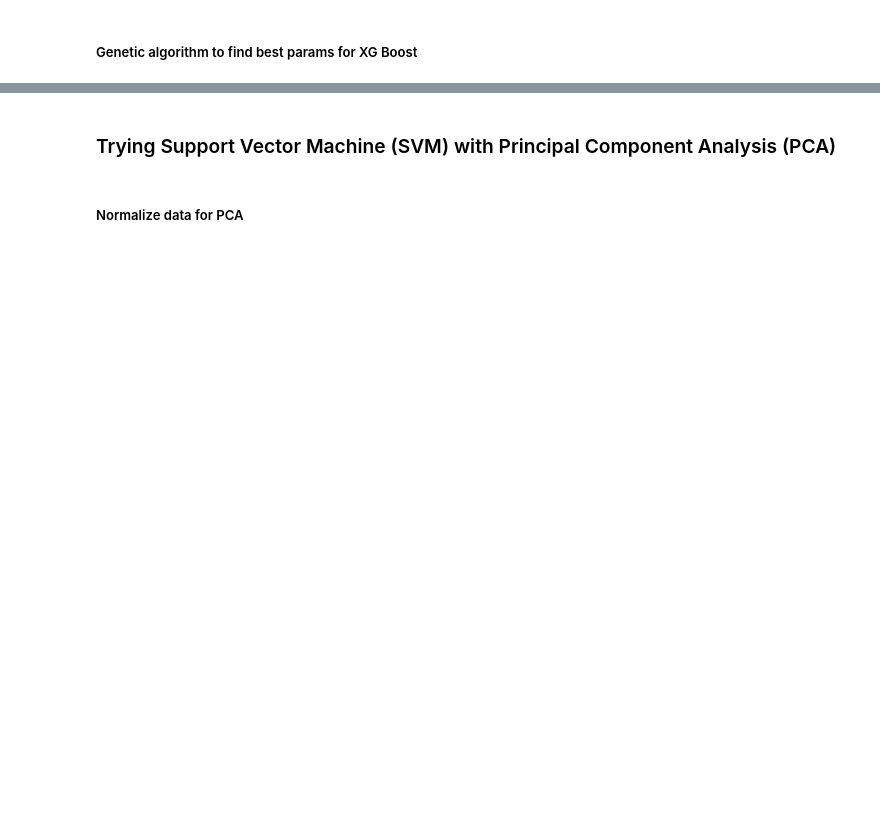
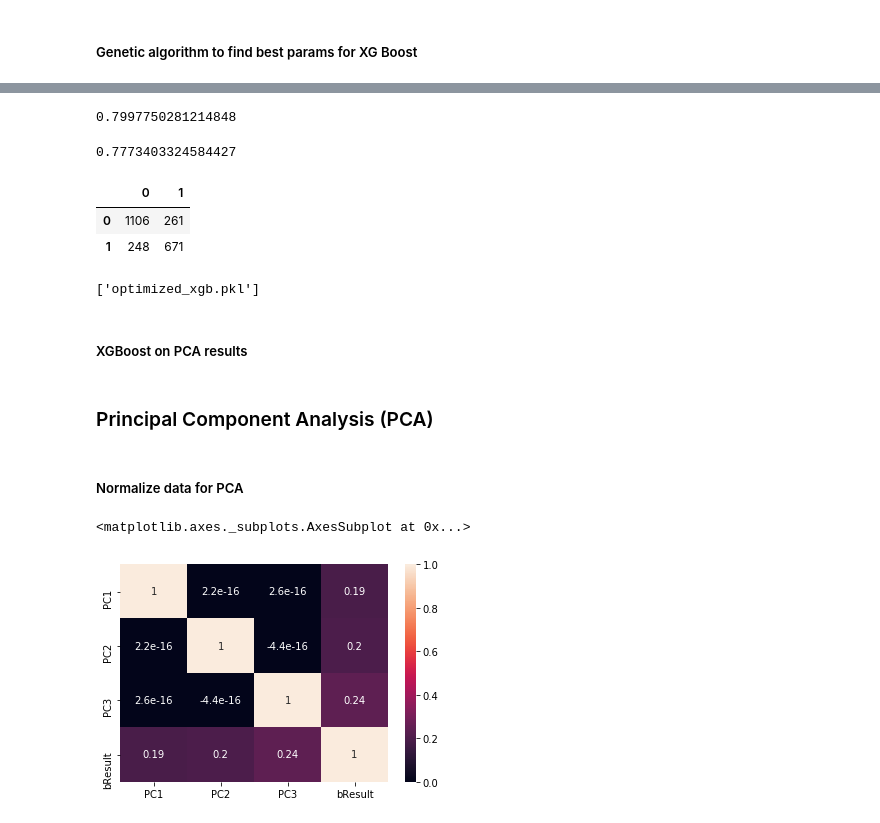
Before and after one commit to pauly51994/LOLzorz, a Jupyter notebook: LOLZORZ_at15min.ipynb, the cells around one changed output, grey strips where cells are left out. Drawn from its saved outputs; the diff is of its cells as text; code cells hidden in the pictures; blank space fills up the shorter version.

```diff
--- a/LOLZORZ_at15min.ipynb
+++ b/LOLZORZ_at15min.ipynb
@@ -560,0 +635,8 @@ tpot_classifier.fit(X_train, y_train)
+# %%
+optimized_xgb.score(X_train,y_train)
+# %% [output]
+0.7997750281214848
+# %%
+optimized_xgb.score(X_test, y_test)
+# %% [output]
+0.7773403324584427
@@ -561,3 +645,19 @@ tpot_classifier.fit(X_train, y_train)
+# %%
+pd.DataFrame(confusion_matrix(y_true=y_test, y_pred=opt_xgb_pred))
+# %% [output]
+|  | 0 | 1 |
+| 0 | 1106 | 261 |
+| 1 | 248 | 671 |
+# %%
+from sklearn.externals import joblib
+# save model
+joblib.dump(optimized_xgb, 'optimized_xgb.pkl')
+# retrieve saved model (later, if necessary...)
+# model = joblib.load('dummy_baseline_model.pkl')
+# %% [output]
+['optimized_xgb.pkl']
+# %% [markdown]
+##### XGBoost on PCA results
 # %% [markdown]
-### Trying Support Vector Machine (SVM) with Principal Component Analysis (PCA)
+### Principal Component Analysis (PCA)
 # %%
@@ -576,3 +677,8 @@ principalComponents = pca.fit_transform(stdX)
 pcdf = pd.DataFrame(data = principalComponents
              , columns = ['PC1', 'PC2', 'PC3'])
 pcaresults = pd.concat([pcdf, y], axis=1)
+# %%
+sns.heatmap(pcaresults.corr(),annot=True)
+# %% [output]
+<matplotlib.axes._subplots.AxesSubplot at 0x...>
+[figure, added]
```
Also changed, not shown: parts of 54 cells of this notebook, 5 other files.
